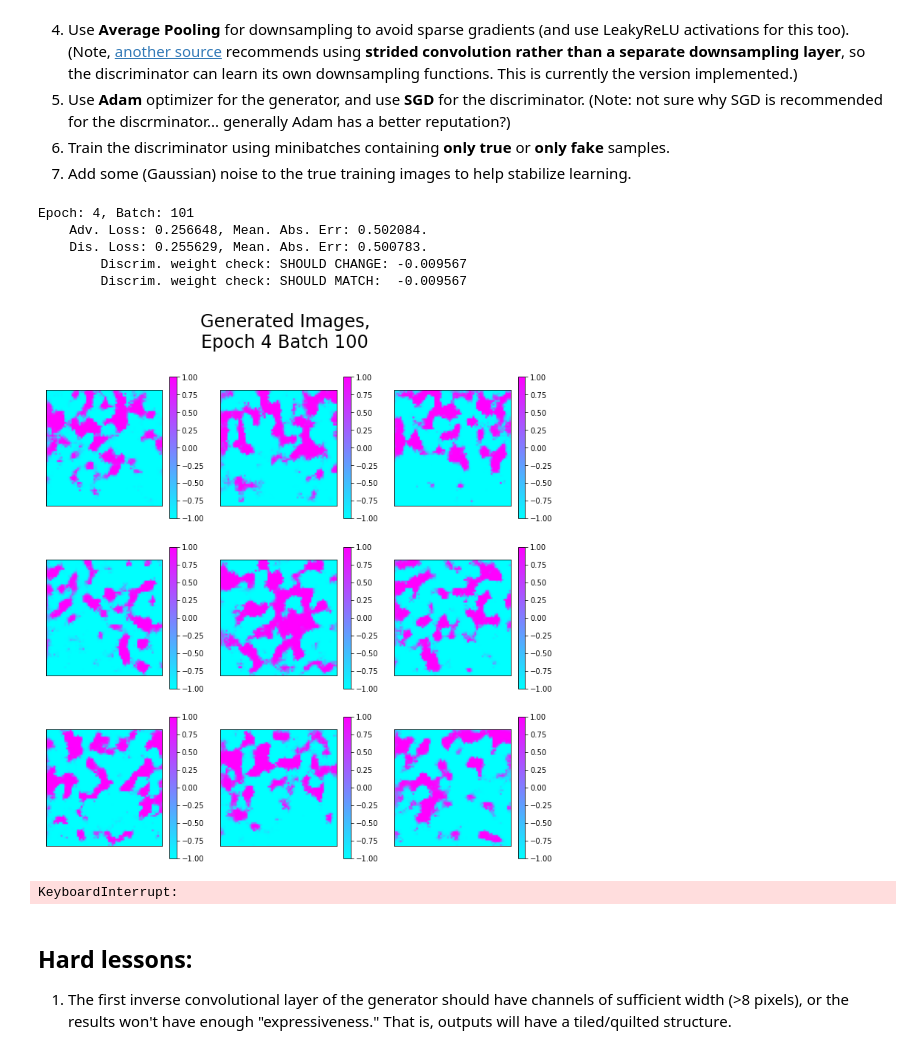
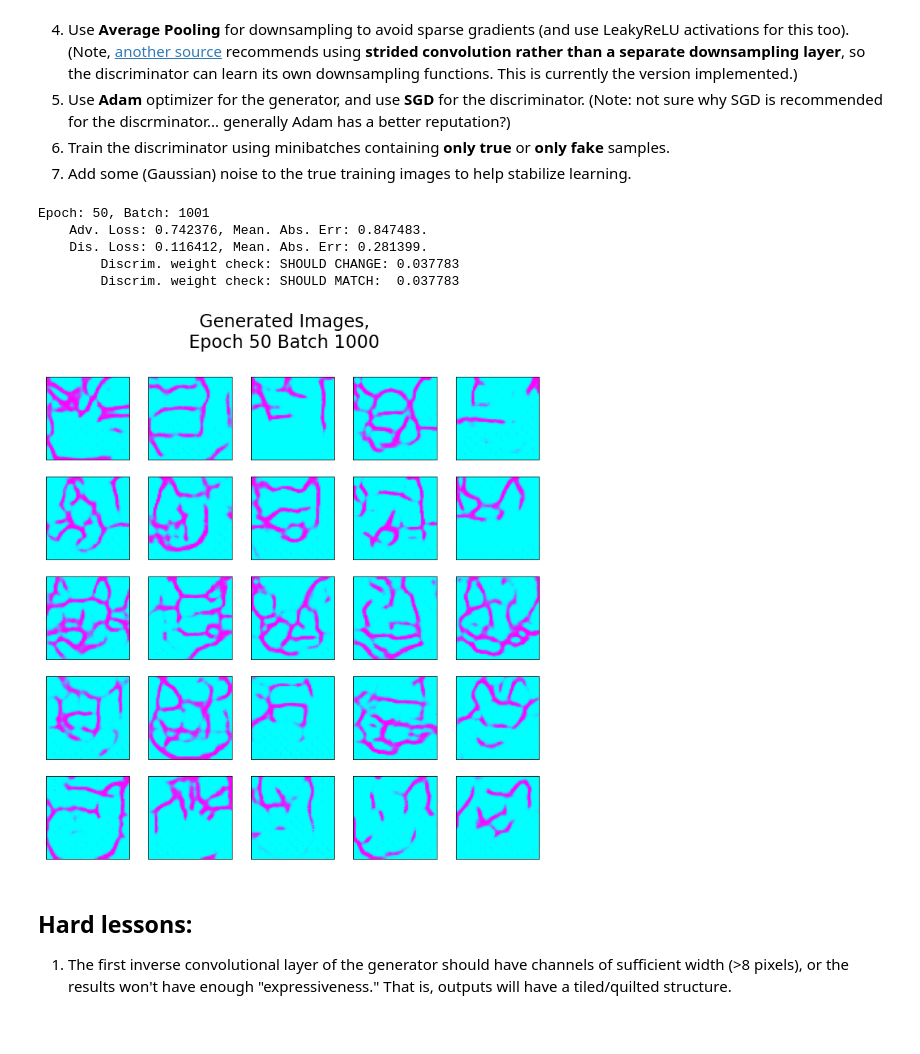
Before and after one commit to apdachowicz/test-projects, a Jupyter notebook: sklearn_projects/image_processing/quickdraw_gan.ipynb, the cells around one changed output. Drawn from its saved outputs; the diff is of its cells as text; code cells hidden in the pictures.

Commit message:
update to gan
full results for cat dataset

```diff
--- a/sklearn_projects/image_processing/quickdraw_gan.ipynb
+++ b/sklearn_projects/image_processing/quickdraw_gan.ipynb
@@ -99,8 +98,9 @@ for data_name in data_names:
 # %%
 # define input dataset
 ################
-image_class = 'dog'
+image_class = 'cat'
 # path_to_class_images = 'D:/Personal/code_projects/test-projects/datasets/quickdraw/quickdraw_simplified/output_images/'
+image_path = os.path.join(path_to_data, 'output_images', image_class)
 path_to_class_images = os.path.join(path_to_data, 'output_images')
 seed = 18210
 val_split = 0.01
@@ -196,7 +196,7 @@ def get_discriminator(image_input_shape=(256, 256, 1),
     #########
     # 1st conv. layer
     #########
-    x = Conv2D(filters=64,
+    x = Conv2D(filters=32,
                kernel_size=(5, 5),
                strides=(2, 2),  # strided convolution rather than pooling layers
                padding=padding,
@@ -209,7 +209,7 @@ def get_discriminator(image_input_shape=(256, 256, 1),
     #########
     # 2nd conv. layer
     #########
-    x = Conv2D(filters=32,
+    x = Conv2D(filters=64,
                kernel_size=(3, 3),
                strides=(2, 2),  # strided convolution rather than pooling layers
                padding=padding,
@@ -222,7 +222,7 @@ def get_discriminator(image_input_shape=(256, 256, 1),
     #########
     # 3rd conv. layer
     #########
-    x = Conv2D(filters=16,
+    x = Conv2D(filters=128,
                kernel_size=(3, 3),
                strides=(2, 2),  # strided convolution rather than pooling layers
                padding=padding,
@@ -270,10 +270,10 @@ _________________________________________________________________
 # %%
 ######################
 # generator inputs
-gen_input_shape = (100,)
+gen_input_shape = (60,)
 padding = 'same'
 batchnorm_momentum = 0.8
-initial_depth = 60
+initial_depth = 128
 initial_width = 8
 leakyrelu_alpha = 0.2   # recommendeda by Radford, Metz, and Chintala
 dropout_prob = 0.4
@@ -468,16 +468,17 @@ Tips from the reference that have been implemented:
 
 ##############
 # inputs
-train_steps = 10
+train_steps = 50
 batch_lim = 1000
 ##############
 
 adv_losses = []
 dis_losses = []
 epoch = 0
+image_counter = 0  # count of how many images have been saved
 
 # visualization
-viz_noise = np.random.normal(0., 1., size=[9,
+viz_noise = np.random.normal(0., 1., size=[25,
                                            gen_input_shape[0]])
 
 for step in range(train_steps):
@@ -517,43 +518,58 @@ for step in range(train_steps):
         # get adversarial data (generated only)
         noise = np.random.normal(0., 0.5, size=[batch_size,
                                                gen_input_shape[0]])
         # y = np.ones([batch_size, 1])
         y = np.random.uniform(0.9,1.1, size=[batch_size, 1])  # noisy labels, 1 = true (trying to fool discrim)
         if batch_count == 1:
             print(y)
 
         # train adversarial (generator and discriminator)
         adv_loss = adversarial.train_on_batch(noise, y)
         # adv_losses += [adv_loss]
         # if step%5 == 0:
-        if batch_count%20 == 0:
+        if batch_count%50 == 0:
             clear_output(wait=True)
             print('Epoch: {}, Batch: {}'.format(step+1, batch_count+1))
             print('    Adv. Loss: {:.6f}, Mean. Abs. Err: {:.6f}.'.format(adv_loss[0], adv_loss[2]))
             print('    Dis. Loss: {:.6f}, Mean. Abs. Err: {:.6f}.'.format(discrim_loss[0], discrim_loss[2]))
             print('        Discrim. weight check: SHOULD CHANGE: {:.6f}'.format(discriminator.layers[1].get_weights()[0][0,0,0,0]))
             print('        Discrim. weight check: SHOULD MATCH:  {:.6f}'.format(np.array(adversarial.layers[1].get_weights()[0])[0,0,0,0]))
             plt.figure(10,
                        figsize=(12, 12))
             viz_images = generator.predict(viz_noise)
             for viz_image in range(viz_images.shape[0]):
-                plt.subplot(3, 3, viz_image + 1)
+                plt.subplot(5, 5, viz_image + 1)
                 plt.imshow(viz_images[viz_image,:,:,0],
                            cmap='cool')
                 plt.xticks([])
                 plt.yticks([])
-                plt.colorbar()
+                # plt.colorbar()
             plt.suptitle('Generated Images,\nEpoch {} Batch {}'.format(epoch, batch_count),
                          fontsize=24)
+
+            # save images for each pass...
+            if not os.path.exists(os.path.join(image_path, 'Batch_Results')):
+                os.makedirs(os.path.join(image_path, 'Batch_Results'))
+            plt.savefig(os.path.join(image_path, 'Batch_Results','image{}.png'.format(image_counter)),
+                        dpi=300)
+            image_counter += 1
             plt.show()
+
+    # save model data
+    if step%10 == 0:
+        if not os.path.exists(os.path.join(image_path, 'adv_model')):
+            os.makedirs(os.path.join(image_path, 'adv_model'))
+        adversarial.save(os.path.join(image_path, 'adv_model'))
+        if not os.path.exists(os.path.join(image_path, 'dis_model')):
+            os.makedirs(os.path.join(image_path, 'dis_model'))
+        discriminator.save(os.path.join(image_path, 'dis_model'))
 # %% [output]
-Epoch: 4, Batch: 101
-    Adv. Loss: 0.256648, Mean. Abs. Err: 0.502084.
-    Dis. Loss: 0.255629, Mean. Abs. Err: 0.500783.
-        Discrim. weight check: SHOULD CHANGE: -0.009567
-        Discrim. weight check: SHOULD MATCH:  -0.009567
+Epoch: 50, Batch: 1001
+    Adv. Loss: 0.742376, Mean. Abs. Err: 0.847483.
+    Dis. Loss: 0.116412, Mean. Abs. Err: 0.281399.
+        Discrim. weight check: SHOULD CHANGE: 0.037783
+        Discrim. weight check: SHOULD MATCH:  0.037783
-[figure, old version]
+[figure, new version]
-KeyboardInterrupt:
 # %%
 plotting = True
 for batch in train_dataset.batch(batch_size=1,
```
Also changed, not shown: parts of 6 cells of this notebook.
